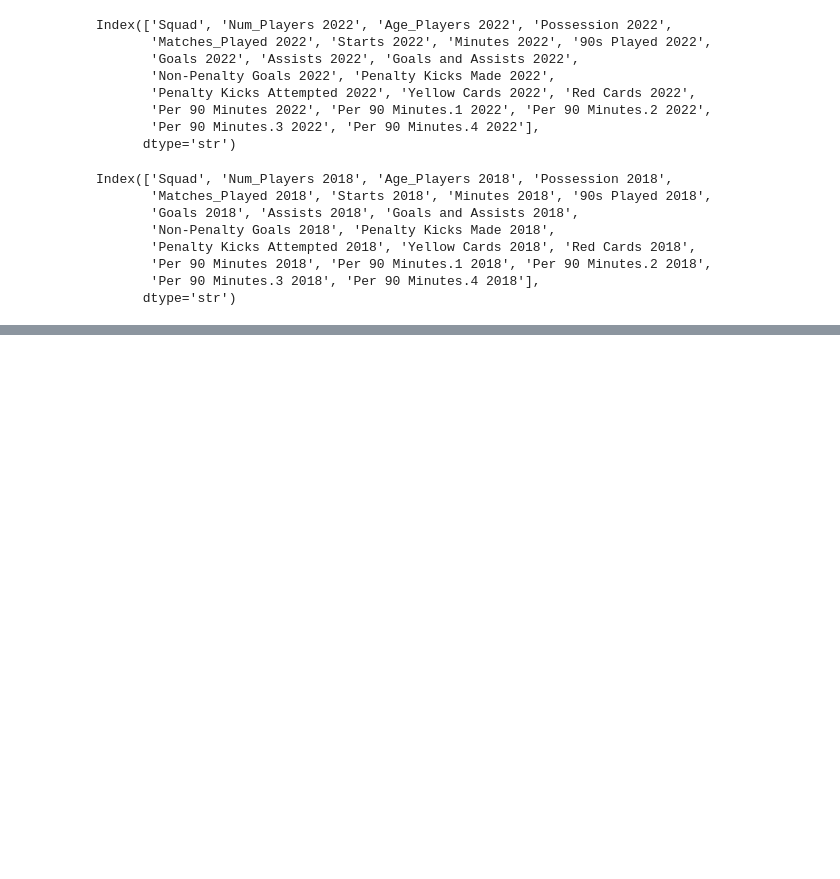
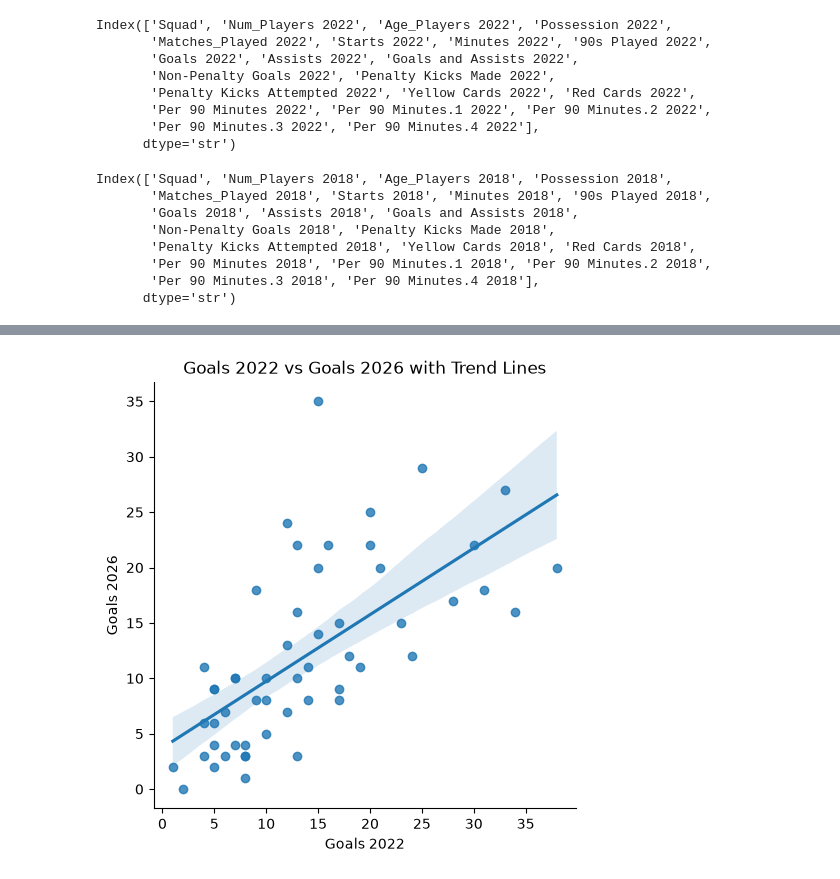
Before and after one commit to aalskdjfhg123/MDST-Sports-Soccer, a Jupyter notebook: WCQ_UEFA_datasets/attempt.ipynb, the cells around one changed output, grey strips where cells are left out. Cells and saved outputs as stored; diff of their text form; code cells hidden in the pictures; blank space fills up the shorter version.

```diff
--- a/WCQ_UEFA_datasets/attempt.ipynb
+++ b/WCQ_UEFA_datasets/attempt.ipynb
@@ -411,0 +464,8 @@ plt.show()
+# %%
+# Regression Line plot -- could be useful after making a model...
+
+sns.lmplot(data=noKicksCards, x='Goals 2022', y='Goals 2026', height=5)
+plt.title('Goals 2022 vs Goals 2026 with Trend Lines')
+plt.show()
+# %% [output]
+[figure, added]
```
Also changed, not shown: parts of 9 cells of this notebook.
